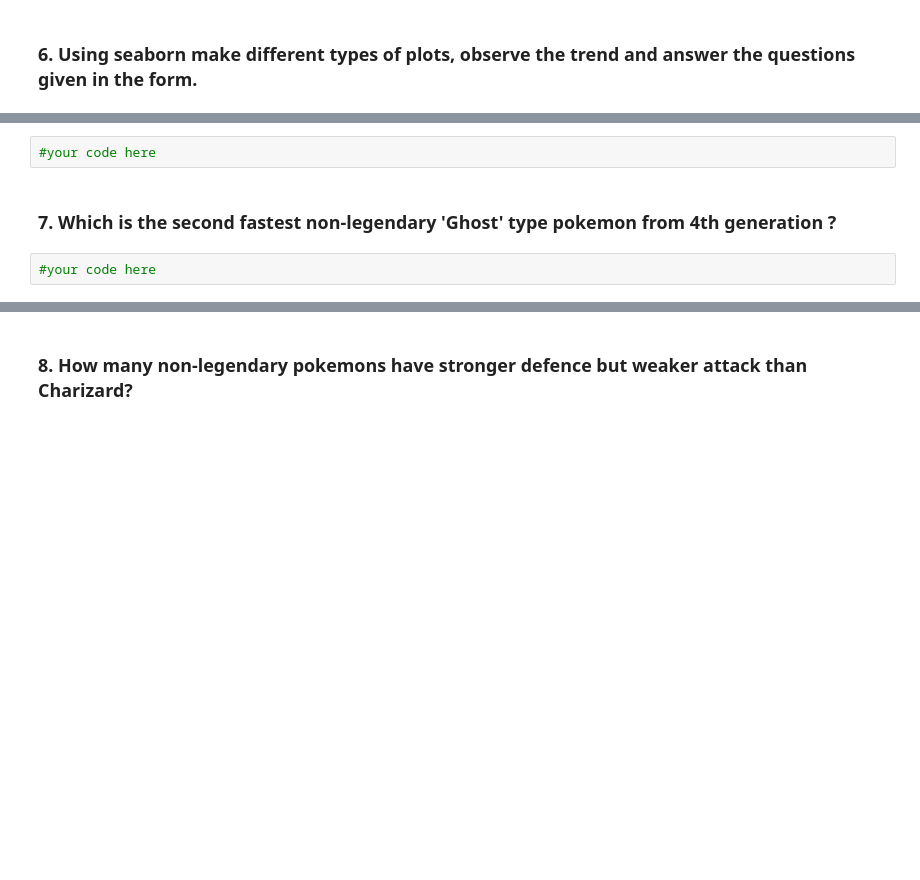
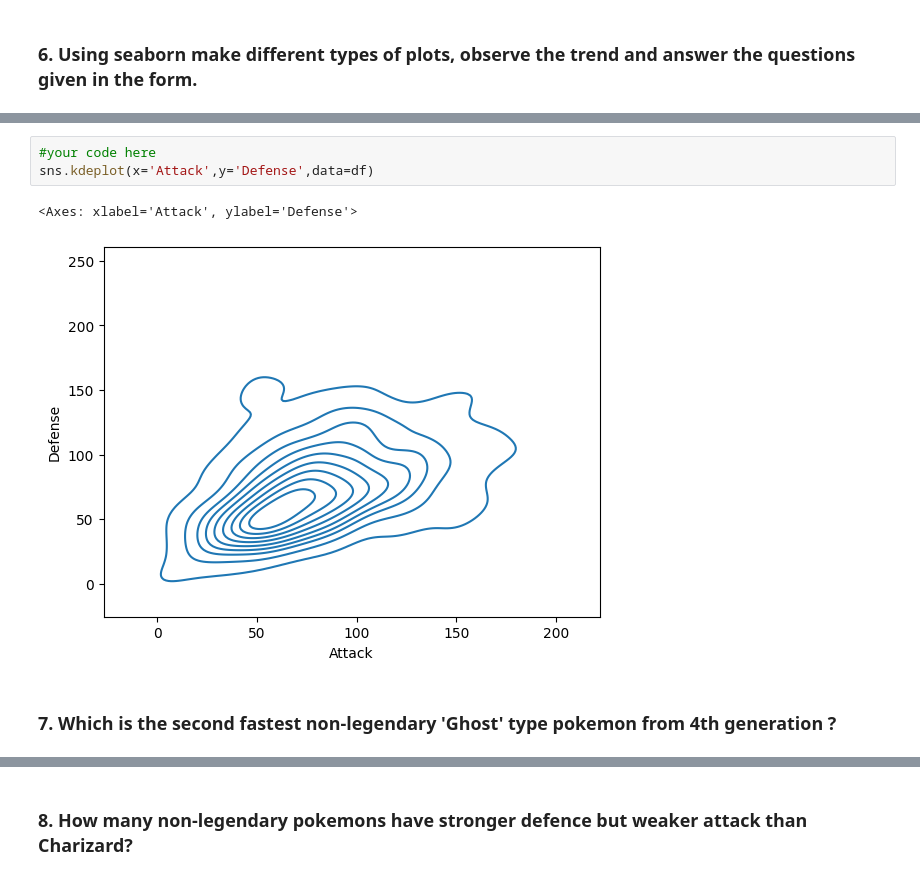
Before and after one commit to mohitgitgeek/SA2024Assignments, a Jupyter notebook: SA2024_W1.ipynb, the cells around one changed output, grey strips where cells are left out. Drawn from its saved outputs; the diff is of its cells as text; blank space fills up the shorter version.

```diff
--- a/SA2024_W1.ipynb
+++ b/SA2024_W1.ipynb
@@ -162,6 +227,8 @@ KeyError: 'Sp.Atk'
 # %%
 #your code here
+sns.kdeplot(x='Attack',y='Defense',data=df)
+# %% [output]
+<Axes: xlabel='Attack', ylabel='Defense'>
+[figure, added]
 # %% [markdown]
 ### 7. Which is the second fastest non-legendary 'Ghost' type pokemon from 4th generation ?
-# %%
-#your code here
```
Also changed, not shown: parts of 14 cells of this notebook.
